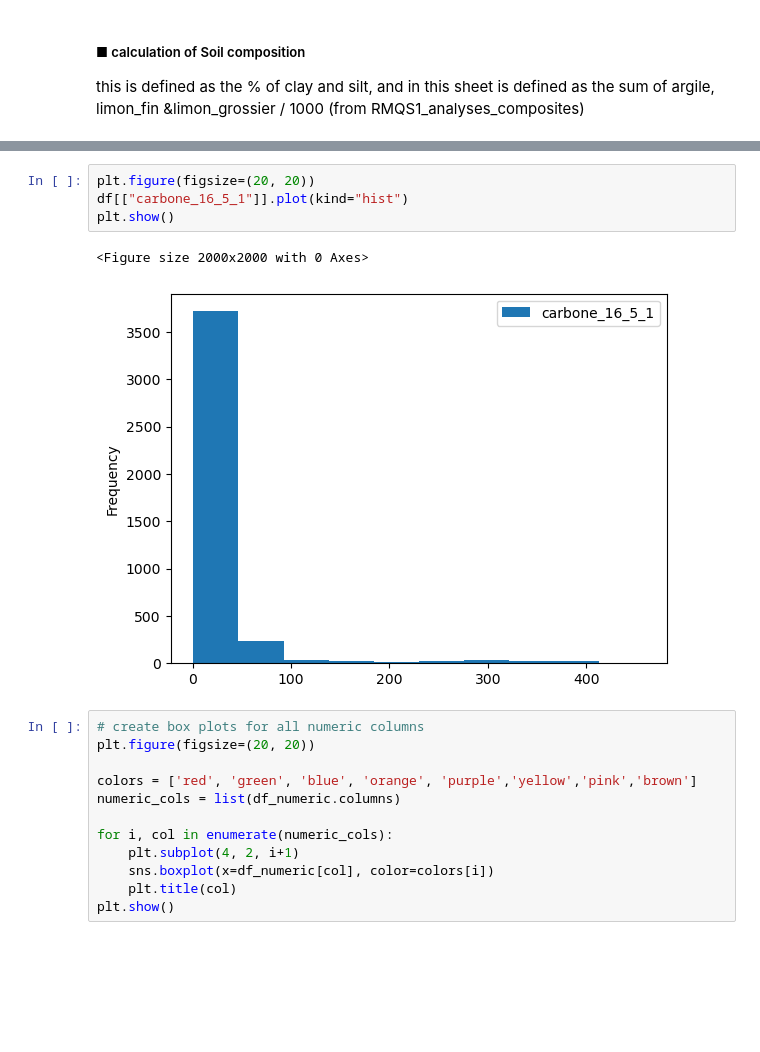
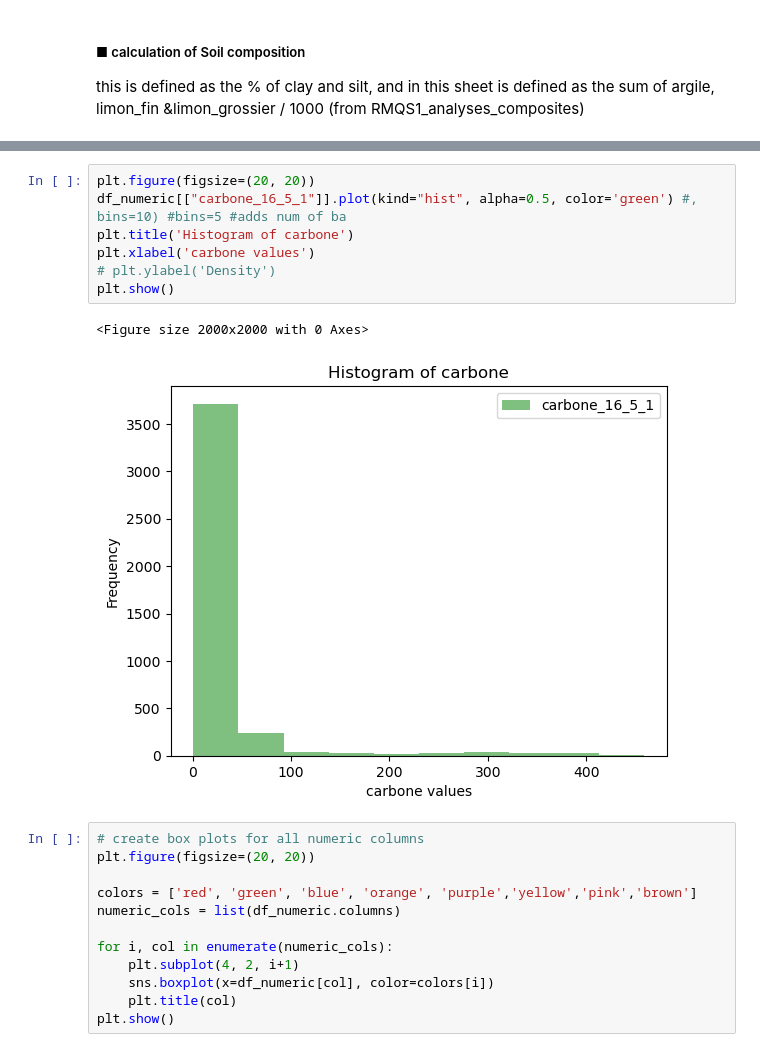
Before and after one commit to adjamagatte/Environmental-Data-Scientist, a Jupyter notebook: revisited_soil_carbon_prediction.ipynb, the cells around one changed output, grey strips where cells are left out. Saved outputs shown, nothing was run; the diff lists cells and outputs as text; blank space fills up the shorter version.

```diff
--- a/revisited_soil_carbon_prediction.ipynb
+++ b/revisited_soil_carbon_prediction.ipynb
@@ -192,11 +192,14 @@ df_numeric.describe()
 | max | 20797.000000 | 9.000000 | 459.000000 | 851.000000 | 595.000000 | 555.000000 | 9.200000 | 0.998000 |
 # %%
 plt.figure(figsize=(20, 20))
-df[["carbone_16_5_1"]].plot(kind="hist")
+df_numeric[["carbone_16_5_1"]].plot(kind="hist", alpha=0.5, color='green') #, bins=10) #bins=5 #adds num of ba
+plt.title('Histogram of carbone')
+plt.xlabel('carbone values')
+# plt.ylabel('Density')
 plt.show()
 # %% [output]
 <Figure size 2000x2000 with 0 Axes>
-[figure, old version]
+[figure, new version]
 # %%
 # create box plots for all numeric columns
 plt.figure(figsize=(20, 20))
```
Also changed, not shown: parts of 3 cells of this notebook.
